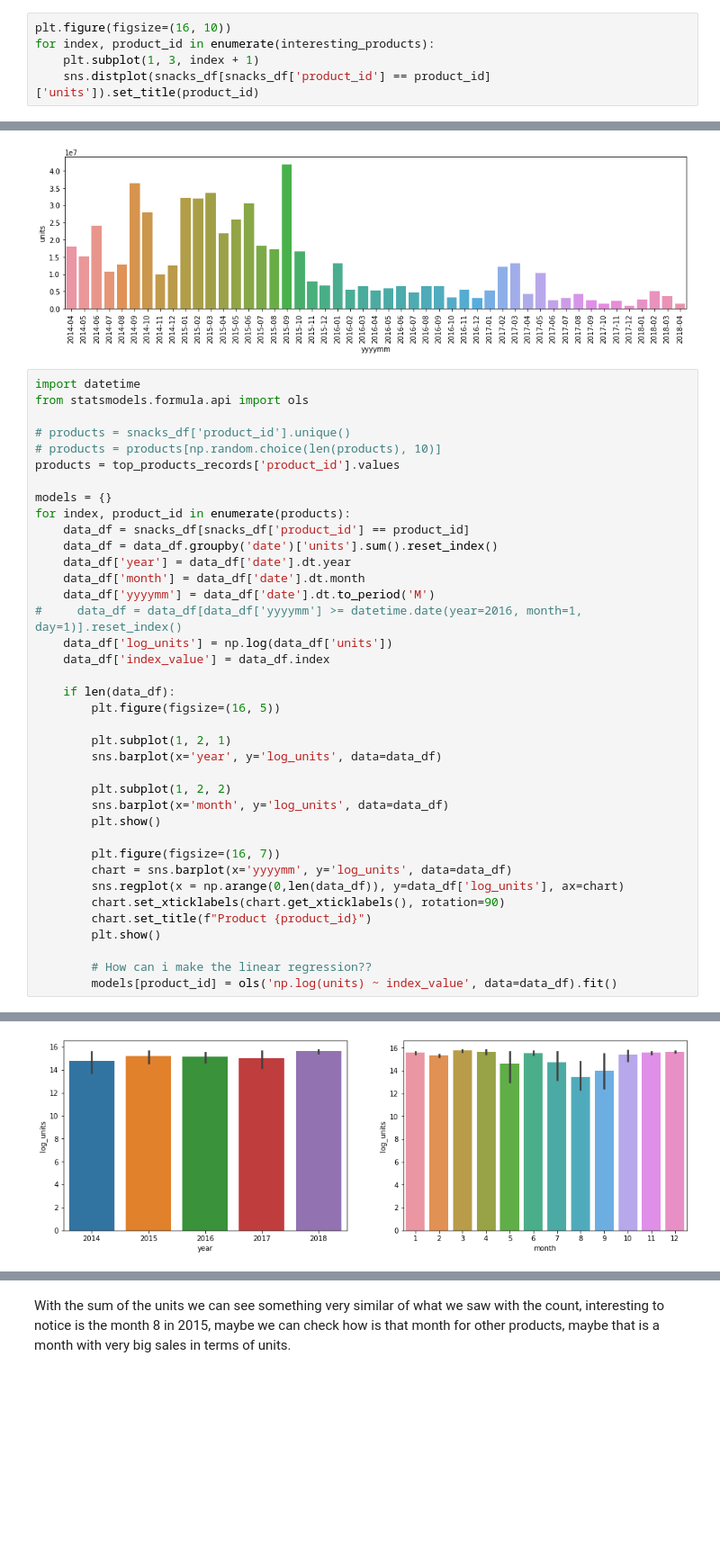
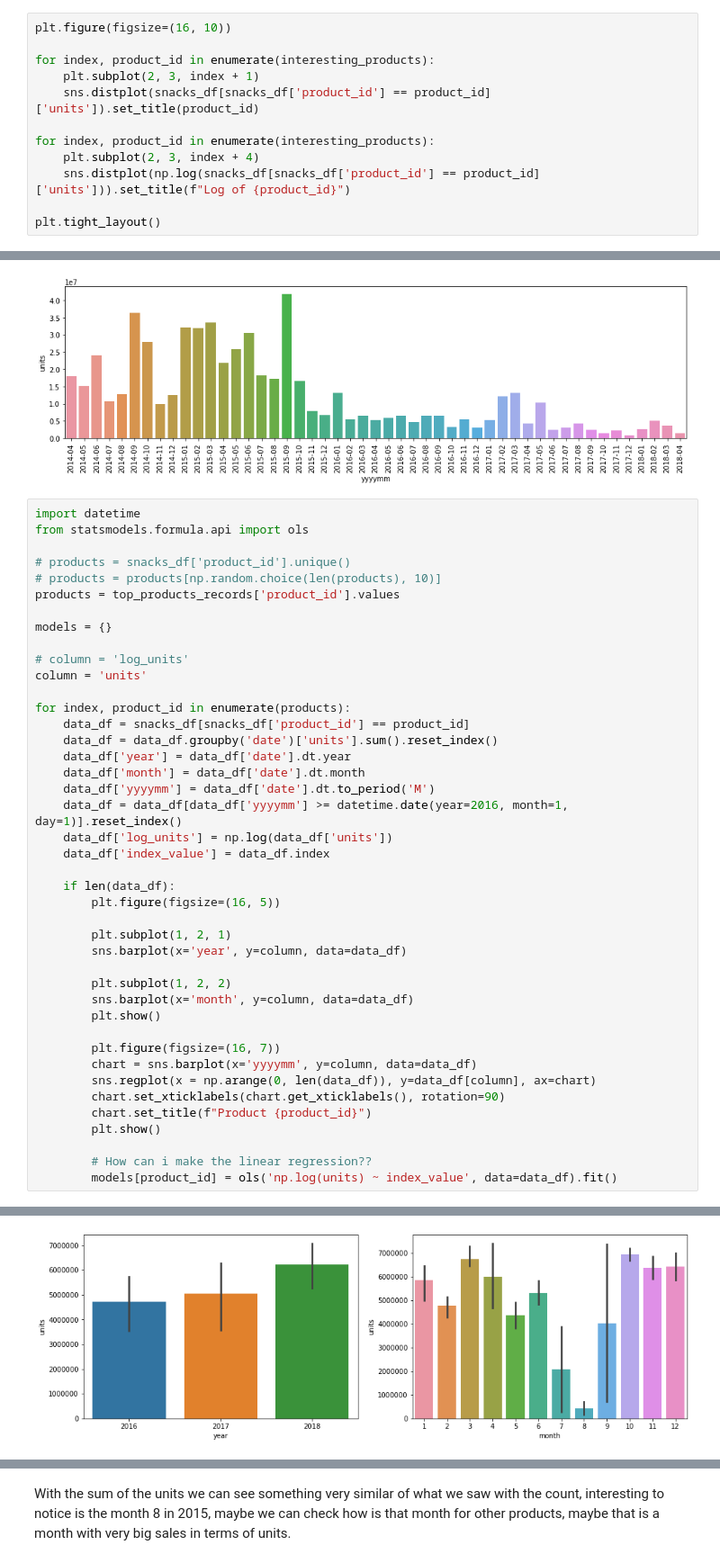
Before and after one commit to juanprq/final-project, a Jupyter notebook: prediction-analysis.ipynb, the cells around one changed output, grey strips where cells are left out. Shown at 90% size. Cells and saved outputs as stored; diff of their text form; blank space fills up the shorter version.

```diff
--- a/prediction-analysis.ipynb
+++ b/prediction-analysis.ipynb
@@ -76,7 +76,14 @@ interesting_products
 We have three products, let's anallyse the distributions of those products.
 # %%
 plt.figure(figsize=(16, 10))
+
 for index, product_id in enumerate(interesting_products):
-    plt.subplot(1, 3, index + 1)
+    plt.subplot(2, 3, index + 1)
     sns.distplot(snacks_df[snacks_df['product_id'] == product_id]['units']).set_title(product_id)
+
+for index, product_id in enumerate(interesting_products):
+    plt.subplot(2, 3, index + 4)
+    sns.distplot(np.log(snacks_df[snacks_df['product_id'] == product_id]['units'])).set_title(f"Log of {product_id}")
+
+plt.tight_layout()
 # %% [output]
@@ -187,13 +194,17 @@ from statsmodels.formula.api import ols
 products = top_products_records['product_id'].values
 
 models = {}
+
+# column = 'log_units'
+column = 'units'
+
 for index, product_id in enumerate(products):
     data_df = snacks_df[snacks_df['product_id'] == product_id]
     data_df = data_df.groupby('date')['units'].sum().reset_index()
     data_df['year'] = data_df['date'].dt.year
     data_df['month'] = data_df['date'].dt.month
     data_df['yyyymm'] = data_df['date'].dt.to_period('M')
-#     data_df = data_df[data_df['yyyymm'] >= datetime.date(year=2016, month=1, day=1)].reset_index()
+    data_df = data_df[data_df['yyyymm'] >= datetime.date(year=2016, month=1, day=1)].reset_index()
     data_df['log_units'] = np.log(data_df['units'])
     data_df['index_value'] = data_df.index
 
@@ -201,15 +212,15 @@ for index, product_id in enumerate(products):
         plt.figure(figsize=(16, 5))
 
         plt.subplot(1, 2, 1)
-        sns.barplot(x='year', y='log_units', data=data_df)
+        sns.barplot(x='year', y=column, data=data_df)
 
         plt.subplot(1, 2, 2)
-        sns.barplot(x='month', y='log_units', data=data_df)
+        sns.barplot(x='month', y=column, data=data_df)
         plt.show()
 
         plt.figure(figsize=(16, 7))
-        chart = sns.barplot(x='yyyymm', y='log_units', data=data_df)
-        sns.regplot(x = np.arange(0,len(data_df)), y=data_df['log_units'], ax=chart)
+        chart = sns.barplot(x='yyyymm', y=column, data=data_df)
+        sns.regplot(x = np.arange(0, len(data_df)), y=data_df[column], ax=chart)
         chart.set_xticklabels(chart.get_xticklabels(), rotation=90)
         chart.set_title(f"Product {product_id}")
         plt.show()
@@ -222 +233 @@ for index, product_id in enumerate(products):
-[figure, old version]
+[figure, new version]
```
Also changed, not shown: parts of 17 cells of this notebook, 2 other files.
